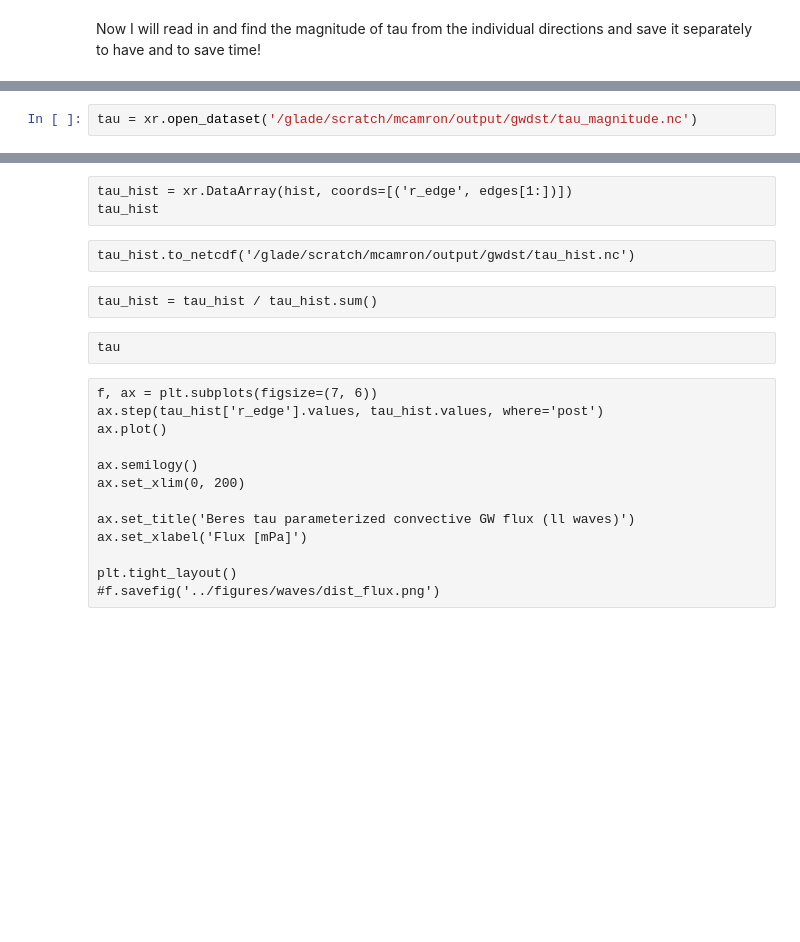
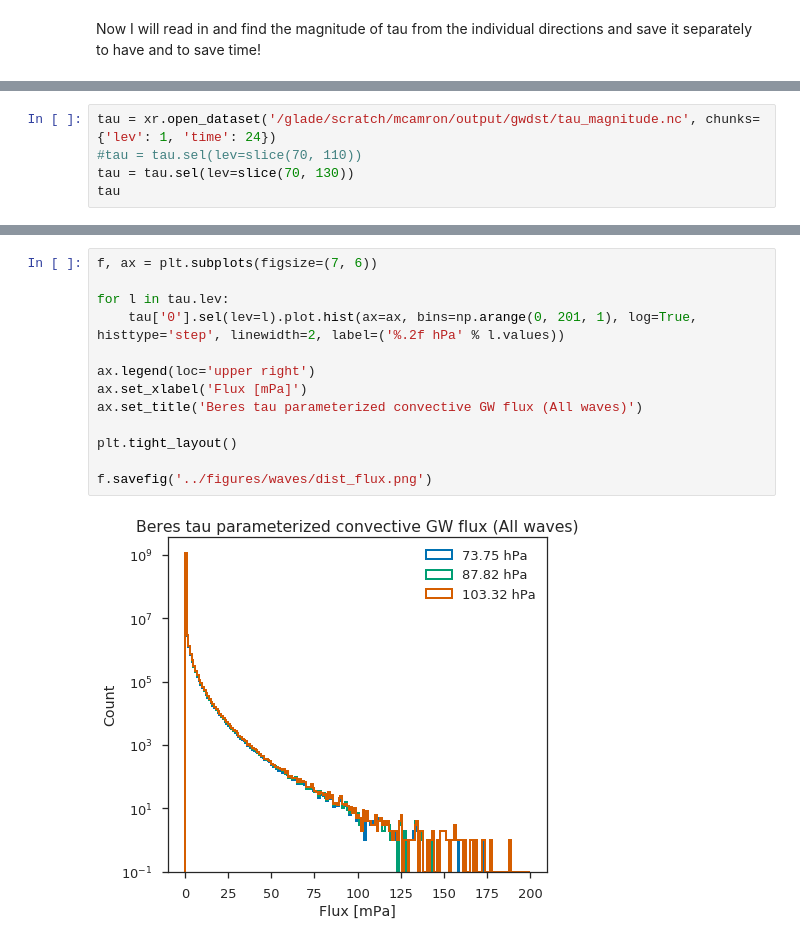
Before and after one commit to dcamron/ncar-gwdst, a Jupyter notebook: notebooks/waves.ipynb, the cells around one changed output, grey strips where cells are left out. Cells and saved outputs as stored; diff of their text form; blank space fills up the shorter version.

Commit message:
Updated outputs, separated dists by altitude, and prepped for curve plot.

```diff
--- a/notebooks/waves.ipynb
+++ b/notebooks/waves.ipynb
@@ -41,2 +45,5 @@ Let's make sure to read that in now instead of running these calculations.
 # %%
-tau = xr.open_dataset('/glade/scratch/mcamron/output/gwdst/tau_magnitude.nc')
+tau = xr.open_dataset('/glade/scratch/mcamron/output/gwdst/tau_magnitude.nc', chunks={'lev': 1, 'time': 24})
+#tau = tau.sel(lev=slice(70, 110))
+tau = tau.sel(lev=slice(70, 130))
+tau
@@ -57,22 +61,15 @@ Similarly to above, I will save this so that I don't have to keep repeating thes
-# %% [raw]
-tau_hist = xr.DataArray(hist, coords=[('r_edge', edges[1:])])
-tau_hist
-# %% [raw]
-tau_hist.to_netcdf('/glade/scratch/mcamron/output/gwdst/tau_hist.nc')
-# %% [raw]
-tau_hist = tau_hist / tau_hist.sum()
-# %% [raw]
-tau
-# %% [raw]
-f, ax = plt.subplots(figsize=(7, 6))
-ax.step(tau_hist['r_edge'].values, tau_hist.values, where='post')
-ax.plot()
-
-ax.semilogy()
-ax.set_xlim(0, 200)
-
-ax.set_title('Beres tau parameterized convective GW flux (ll waves)')
-ax.set_xlabel('Flux [mPa]')
-
-plt.tight_layout()
-#f.savefig('../figures/waves/dist_flux.png')
+# %%
+f, ax = plt.subplots(figsize=(7, 6))
+
+for l in tau.lev:
+    tau['0'].sel(lev=l).plot.hist(ax=ax, bins=np.arange(0, 201, 1), log=True, histtype='step', linewidth=2, label=('%.2f hPa' % l.values))
+
+ax.legend(loc='upper right')
+ax.set_xlabel('Flux [mPa]')
+ax.set_title('Beres tau parameterized convective GW flux (All waves)')
+
+plt.tight_layout()
+
+f.savefig('../figures/waves/dist_flux.png')
+# %% [output]
+[figure, added]
```
Also changed, not shown: parts of 12 cells of this notebook, 4 other files.
